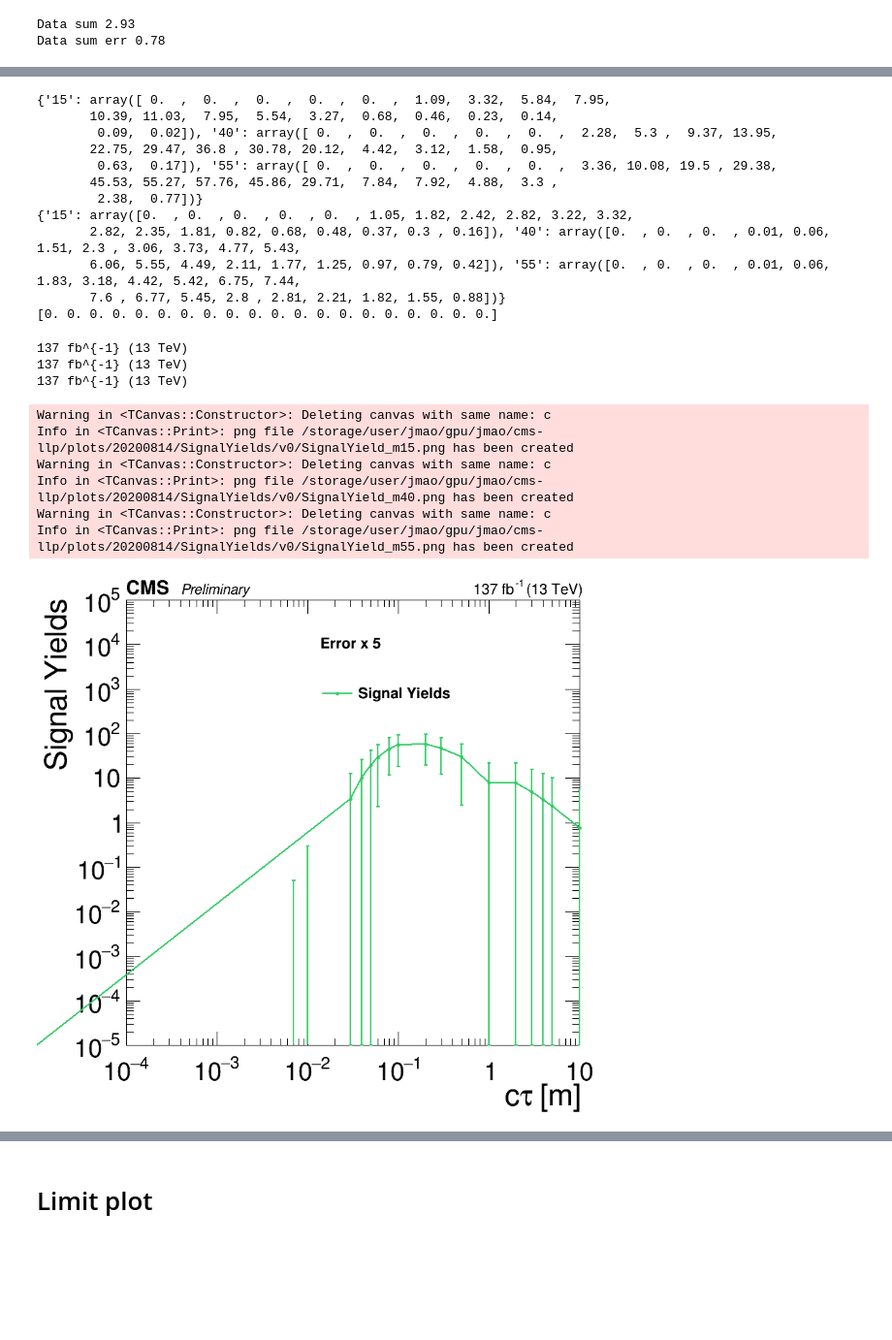
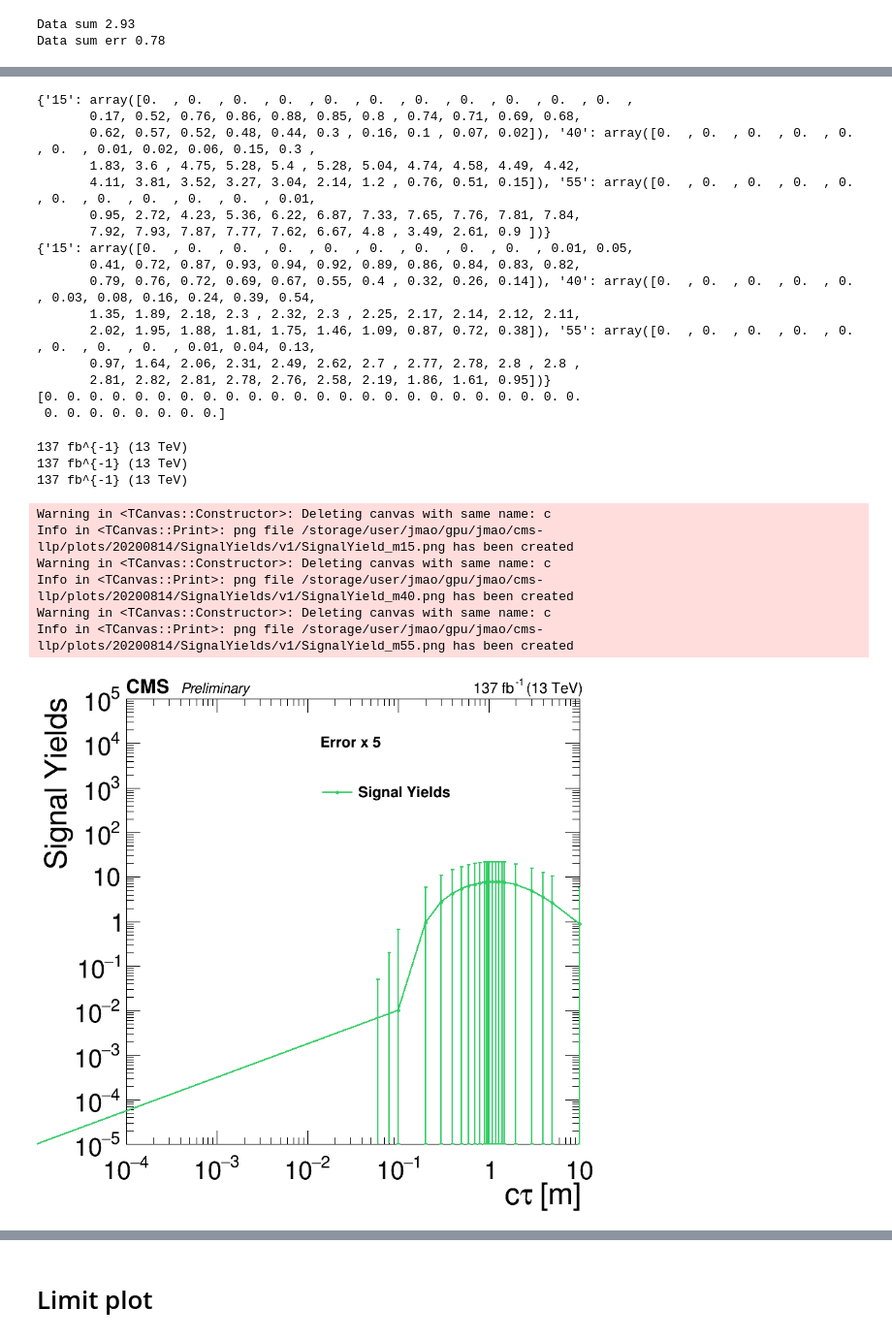
Before and after one commit to cms-lpc-llp/susy_llp_analyzer, a Jupyter notebook: plot_scripts/DataVsMC/DataCards-Making-ggH.ipynb, the cells around one changed output, grey strips where cells are left out. Shown: that part at 97% size. Saved outputs shown, nothing was run; the diff lists cells and outputs as text; code cells hidden in the pictures; blank space fills up the shorter version.

```diff
--- a/plot_scripts/DataVsMC/DataCards-Making-ggH.ipynb
+++ b/plot_scripts/DataVsMC/DataCards-Making-ggH.ipynb
@@ -79,7 +79,10 @@ lumi_sf_bkg = 137.0
 
 # plotDir = '/storage/user/jmao/gpu/jmao/cms-llp/plots/20200612/'
 # plotDir = '/storage/user/jmao/gpu/jmao/cms-llp/plots/20200728/2018/'
-plotDir = '/storage/user/jmao/gpu/jmao/cms-llp/plots/20200814/DataCards/v0/'
+# plotDir = '/storage/user/jmao/gpu/jmao/cms-llp/plots/20200814/DataCards/v0/'
+version = 'v1/'
+plotDir = '/storage/user/jmao/gpu/jmao/cms-llp/plots/20200814/DataCards/'+version
+
 
 os.system("mkdir -p "+ plotDir)
 # %% [output]
@@ -88,7 +91,8 @@ os.system("mkdir -p "+ plotDir)
 # Loading
 # %%
 data_home_dir = '/storage/user/jmao/gpu/jmao/cms-llp/plots/20200804/'
-sig_home_dir = '/storage/user/jmao/gpu/jmao/cms-llp/plots/20200814/'
+# sig_home_dir = '/storage/user/jmao/gpu/jmao/cms-llp/plots/20200814/'
+sig_home_dir = '/storage/user/jmao/gpu/jmao/cms-llp/plots/20200814/v1/'
 SignalInput = 'CTAUSignalSummaryTableBin2Rebin.txt'
 OLDSignalInput = 'SignalSummaryTableBin2Rebin.txt'
 DataInput = 'PredictionSummaryTableBin2Rebin.txt'
@@ -157,8 +161,10 @@ Data sum err 0.78
 # %%
 # CTAUs = np.array([10, 30, 40, 50, 60, 80, 100, 200, 300, 500, 1000]) #mm
 # CTAUs=np.array([10, 30, 40, 50, 60, 80, 100, 200, 300, 500, 1000, 2000, 3000, 4000, 5000, 10000])
-ctaus=np.array([1,3,5,7, 10, 30, 40, 50, 60, 80, 100, 200, 300, 500, 2000, 3000, 4000, 5000, 10000])
-CTAUs=np.array([1,3,5,7, 10, 30, 40, 50, 60, 80, 100, 200, 300, 500, 1000, 2000, 3000, 4000, 5000, 10000])
+# ctaus=np.array([1,3,5,7, 10, 30, 40, 50, 60, 80, 100, 200, 300, 500, 2000, 3000, 4000, 5000, 10000])
+# CTAUs=np.array([1,3,5,7, 10, 30, 40, 50, 60, 80, 100, 200, 300, 500, 1000, 2000, 3000, 4000, 5000, 10000])
+ctaus=np.array([1, 3, 5, 7, 10, 30, 40, 50, 60, 80, 100, 200, 300, 400, 500, 600, 700, 800, 900, 950, 980, 1100, 1200, 1300, 1400, 1500, 2000, 3000, 4000, 5000, 10000])
+CTAUs=np.array([1, 3, 5, 7, 10, 30, 40, 50, 60, 80, 100, 200, 300, 400, 500, 600, 700, 800, 900, 950, 980, 1000, 1100, 1200, 1300, 1400, 1500, 2000, 3000, 4000, 5000, 10000])
 # masses=np.array([15,40,55])
 masses=np.array(['15','40','55'])
 OLD_CTAU=1000 #mm
@@ -422,18 +428,22 @@ npts=len(CTAUs)
 ctaus_err = np.zeros(npts)
 print(ctaus_err)
 # %% [output]
-{'15': array([ 0.  ,  0.  ,  0.  ,  0.  ,  0.  ,  1.09,  3.32,  5.84,  7.95,
-       10.39, 11.03,  7.95,  5.54,  3.27,  0.68,  0.46,  0.23,  0.14,
-        0.09,  0.02]), '40': array([ 0.  ,  0.  ,  0.  ,  0.  ,  0.  ,  2.28,  5.3 ,  9.37, 13.95,
-       22.75, 29.47, 36.8 , 30.78, 20.12,  4.42,  3.12,  1.58,  0.95,
-        0.63,  0.17]), '55': array([ 0.  ,  0.  ,  0.  ,  0.  ,  0.  ,  3.36, 10.08, 19.5 , 29.38,
-       45.53, 55.27, 57.76, 45.86, 29.71,  7.84,  7.92,  4.88,  3.3 ,
-        2.38,  0.77])}
-{'15': array([0.  , 0.  , 0.  , 0.  , 0.  , 1.05, 1.82, 2.42, 2.82, 3.22, 3.32,
-       2.82, 2.35, 1.81, 0.82, 0.68, 0.48, 0.37, 0.3 , 0.16]), '40': array([0.  , 0.  , 0.  , 0.01, 0.06, 1.51, 2.3 , 3.06, 3.73, 4.77, 5.43,
-       6.06, 5.55, 4.49, 2.11, 1.77, 1.25, 0.97, 0.79, 0.42]), '55': array([0.  , 0.  , 0.  , 0.01, 0.06, 1.83, 3.18, 4.42, 5.42, 6.75, 7.44,
-       7.6 , 6.77, 5.45, 2.8 , 2.81, 2.21, 1.82, 1.55, 0.88])}
-[0. 0. 0. 0. 0. 0. 0. 0. 0. 0. 0. 0. 0. 0. 0. 0. 0. 0. 0. 0.]
+{'15': array([0.  , 0.  , 0.  , 0.  , 0.  , 0.  , 0.  , 0.  , 0.  , 0.  , 0.  ,
+       0.17, 0.52, 0.76, 0.86, 0.88, 0.85, 0.8 , 0.74, 0.71, 0.69, 0.68,
+       0.62, 0.57, 0.52, 0.48, 0.44, 0.3 , 0.16, 0.1 , 0.07, 0.02]), '40': array([0.  , 0.  , 0.  , 0.  , 0.  , 0.  , 0.01, 0.02, 0.06, 0.15, 0.3 ,
+       1.83, 3.6 , 4.75, 5.28, 5.4 , 5.28, 5.04, 4.74, 4.58, 4.49, 4.42,
+       4.11, 3.81, 3.52, 3.27, 3.04, 2.14, 1.2 , 0.76, 0.51, 0.15]), '55': array([0.  , 0.  , 0.  , 0.  , 0.  , 0.  , 0.  , 0.  , 0.  , 0.  , 0.01,
+       0.95, 2.72, 4.23, 5.36, 6.22, 6.87, 7.33, 7.65, 7.76, 7.81, 7.84,
+       7.92, 7.93, 7.87, 7.77, 7.62, 6.67, 4.8 , 3.49, 2.61, 0.9 ])}
+{'15': array([0.  , 0.  , 0.  , 0.  , 0.  , 0.  , 0.  , 0.  , 0.  , 0.01, 0.05,
+       0.41, 0.72, 0.87, 0.93, 0.94, 0.92, 0.89, 0.86, 0.84, 0.83, 0.82,
+       0.79, 0.76, 0.72, 0.69, 0.67, 0.55, 0.4 , 0.32, 0.26, 0.14]), '40': array([0.  , 0.  , 0.  , 0.  , 0.  , 0.03, 0.08, 0.16, 0.24, 0.39, 0.54,
+       1.35, 1.89, 2.18, 2.3 , 2.32, 2.3 , 2.25, 2.17, 2.14, 2.12, 2.11,
+       2.02, 1.95, 1.88, 1.81, 1.75, 1.46, 1.09, 0.87, 0.72, 0.38]), '55': array([0.  , 0.  , 0.  , 0.  , 0.  , 0.  , 0.  , 0.  , 0.01, 0.04, 0.13,
+       0.97, 1.64, 2.06, 2.31, 2.49, 2.62, 2.7 , 2.77, 2.78, 2.8 , 2.8 ,
+       2.81, 2.82, 2.81, 2.78, 2.76, 2.58, 2.19, 1.86, 1.61, 0.95])}
+[0. 0. 0. 0. 0. 0. 0. 0. 0. 0. 0. 0. 0. 0. 0. 0. 0. 0. 0. 0. 0. 0. 0. 0.
+ 0. 0. 0. 0. 0. 0. 0. 0.]
 # %%
 # plot
 ctaus_m = CTAUs/1000
@@ -462,38 +472,39 @@ for mass in masses:
     h_sig.GetYaxis().SetRangeUser(1e-5,1e+5)
     h_sig.GetXaxis().SetTitleOffset(1)
 
     h_sig.Draw('ALPsame')
 
     tdrstyle.setTDRStyle()
     CMS_lumi.cmsText     = "CMS"
     iPos = 0
     CMS_lumi.writeExtraText = True
     CMS_lumi.extraText   = "Preliminary"
 
     iPos = 0
     if( iPos==0 ): CMS_lumi.relPosX = 0.12
     CMS_lumi.CMS_lumi(c, 4, 0)
     leg.Draw()
     c.SetRightMargin(0.03)
     c.SetLogy()
     c.SetLogx()
 
     c.Draw()
-    outDir = '/storage/user/jmao/gpu/jmao/cms-llp/plots/20200814/SignalYields/v0/'
+#     outDir = '/storage/user/jmao/gpu/jmao/cms-llp/plots/20200814/SignalYields/v0/'
+    outDir = '/storage/user/jmao/gpu/jmao/cms-llp/plots/20200814/SignalYields/'+version
 
     os.system("mkdir -p "+ outDir)
     c.SaveAs(outDir+'SignalYield_m'+mass+'.png')
 # %% [output]
 137 fb^{-1} (13 TeV)
 137 fb^{-1} (13 TeV)
 137 fb^{-1} (13 TeV)
 Warning in <TCanvas::Constructor>: Deleting canvas with same name: c
-Info in <TCanvas::Print>: png file /storage/user/jmao/gpu/jmao/cms-llp/plots/20200814/SignalYields/v0/SignalYield_m15.png has been created
+Info in <TCanvas::Print>: png file /storage/user/jmao/gpu/jmao/cms-llp/plots/20200814/SignalYields/v1/SignalYield_m15.png has been created
 Warning in <TCanvas::Constructor>: Deleting canvas with same name: c
-Info in <TCanvas::Print>: png file /storage/user/jmao/gpu/jmao/cms-llp/plots/20200814/SignalYields/v0/SignalYield_m40.png has been created
+Info in <TCanvas::Print>: png file /storage/user/jmao/gpu/jmao/cms-llp/plots/20200814/SignalYields/v1/SignalYield_m40.png has been created
 Warning in <TCanvas::Constructor>: Deleting canvas with same name: c
-Info in <TCanvas::Print>: png file /storage/user/jmao/gpu/jmao/cms-llp/plots/20200814/SignalYields/v0/SignalYield_m55.png has been created
+Info in <TCanvas::Print>: png file /storage/user/jmao/gpu/jmao/cms-llp/plots/20200814/SignalYields/v1/SignalYield_m55.png has been created
-[figure, old version]
+[figure, new version]
 # %%
 # plotDir = '/storage/user/jmao/gpu/jmao/cms-llp/plots/20200804/DataCards/v0/'
 
```
Also changed, not shown: parts of 8 cells of this notebook, 2 other files.
